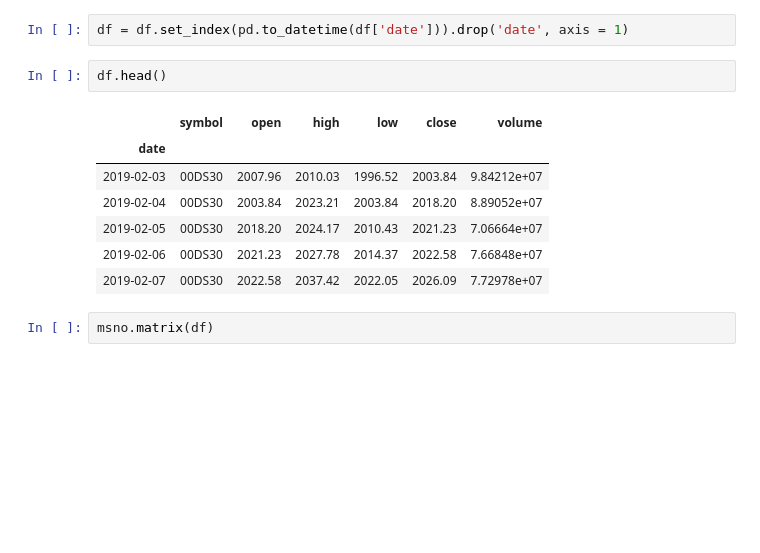
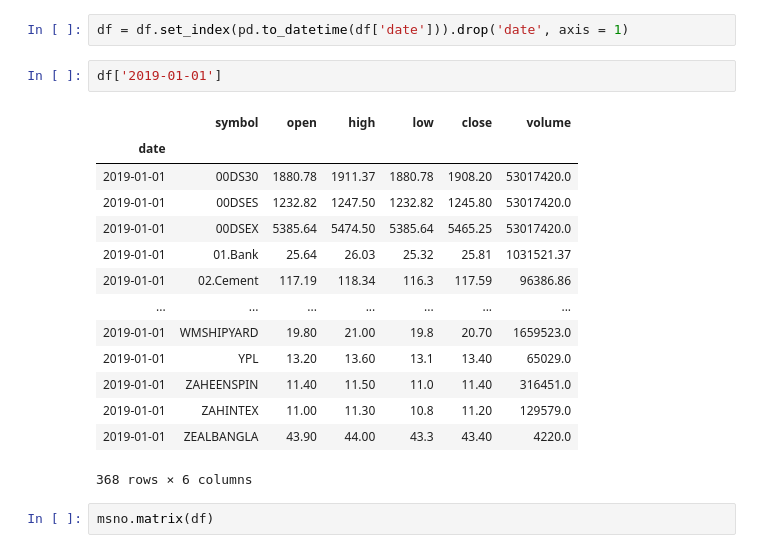
Before and after one commit to kalam360/dse-stock-analysis, a Jupyter notebook: sy-portfolio/analysis-starting-point.ipynb, the cells around one changed output. Saved outputs shown, nothing was run; the diff lists cells and outputs as text; blank space fills up the shorter version.

```diff
--- a/sy-portfolio/analysis-starting-point.ipynb
+++ b/sy-portfolio/analysis-starting-point.ipynb
@@ -9,16 +9,23 @@ import seaborn as sns
 df = pd.read_csv('../data/total_daily_data.csv', header = 0)
 # %%
 df = df.set_index(pd.to_datetime(df['date'])).drop('date', axis = 1)
-# %%
-df.head()
-# %% [output]
-|  | symbol | open | high | low | close | volume |
-| date |  |  |  |  |  |  |
-| 2019-02-03 | 00DS30 | 2007.96 | 2010.03 | 1996.52 | 2003.84 | 9.84212e+07 |
-| 2019-02-04 | 00DS30 | 2003.84 | 2023.21 | 2003.84 | 2018.20 | 8.89052e+07 |
-| 2019-02-05 | 00DS30 | 2018.20 | 2024.17 | 2010.43 | 2021.23 | 7.06664e+07 |
-| 2019-02-06 | 00DS30 | 2021.23 | 2027.78 | 2014.37 | 2022.58 | 7.66848e+07 |
-| 2019-02-07 | 00DS30 | 2022.58 | 2037.42 | 2022.05 | 2026.09 | 7.72978e+07 |
+# %%
+df['2019-01-01']
+# %% [output]
+|  | symbol | open | high | low | close | volume |
+| date |  |  |  |  |  |  |
+| 2019-01-01 | 00DS30 | 1880.78 | 1911.37 | 1880.78 | 1908.20 | 53017420.0 |
+| 2019-01-01 | 00DSES | 1232.82 | 1247.50 | 1232.82 | 1245.80 | 53017420.0 |
+| 2019-01-01 | 00DSEX | 5385.64 | 5474.50 | 5385.64 | 5465.25 | 53017420.0 |
+| 2019-01-01 | 01.Bank | 25.64 | 26.03 | 25.32 | 25.81 | 1031521.37 |
+| 2019-01-01 | 02.Cement | 117.19 | 118.34 | 116.3 | 117.59 | 96386.86 |
+| ... | ... | ... | ... | ... | ... | ... |
+| 2019-01-01 | WMSHIPYARD | 19.80 | 21.00 | 19.8 | 20.70 | 1659523.0 |
+| 2019-01-01 | YPL | 13.20 | 13.60 | 13.1 | 13.40 | 65029.0 |
+| 2019-01-01 | ZAHEENSPIN | 11.40 | 11.50 | 11.0 | 11.40 | 316451.0 |
+| 2019-01-01 | ZAHINTEX | 11.00 | 11.30 | 10.8 | 11.20 | 129579.0 |
+| 2019-01-01 | ZEALBANGLA | 43.90 | 44.00 | 43.3 | 43.40 | 4220.0 |
+368 rows × 6 columns
 # %%
 msno.matrix(df)
 # %% [output]
```
Also changed, not shown: parts of 2 cells of this notebook, 2 other files.
